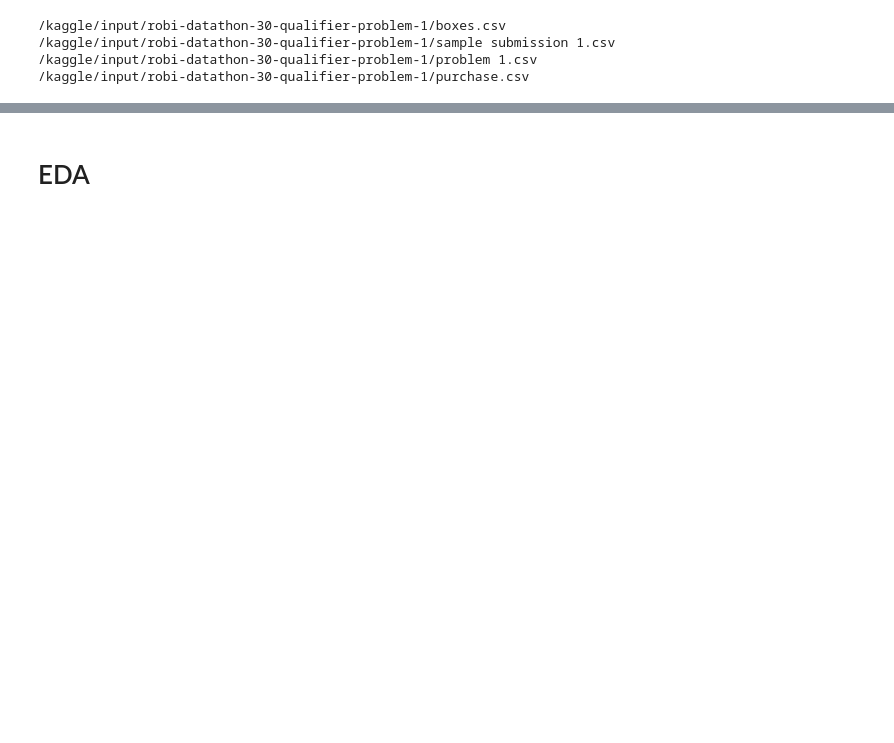
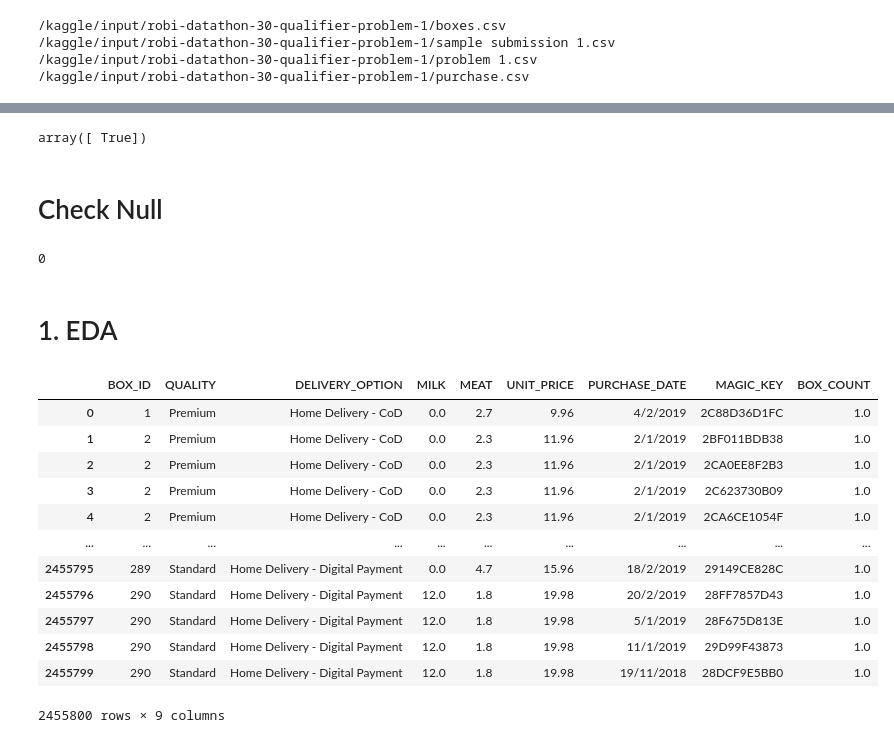
Before and after one commit to shuvo881/Robi-Datathon-3.0-kaggle-computation-, a Jupyter notebook: Problem 1.ipynb, the cells around one changed output, grey strips where cells are left out. Drawn from its saved outputs; the diff is of its cells as text; code cells hidden in the pictures; blank space fills up the shorter version.

```diff
--- a/Problem 1.ipynb
+++ b/Problem 1.ipynb
@@ -24,2 +128,29 @@ for dirname, _, filenames in os.walk('/kaggle/input'):
+# %%
+(problem_1_df['MAGIC_KEY'] == sample_submission_1['MAGIC_KEY']).unique()
+# %% [output]
+array([ True])
+# %% [markdown]
+# Check Null
+# %%
+sample_submission_1.isnull().sum().sum()
+# %% [output]
+0
 # %% [markdown]
-# EDA
+# 1. EDA
+# %%
+merged_df = pd.merge(boxes_df, purchase_df, on='BOX_ID', how='inner')
+merged_df
+# %% [output]
+|  | BOX_ID | QUALITY | DELIVERY_OPTION | MILK | MEAT | UNIT_PRICE | PURCHASE_DATE | MAGIC_KEY | BOX_COUNT |
+| 0 | 1 | Premium | Home Delivery - CoD | 0.0 | 2.7 | 9.96 | 4/2/2019 | 2C88D36D1FC | 1.0 |
+| 1 | 2 | Premium | Home Delivery - CoD | 0.0 | 2.3 | 11.96 | 2/1/2019 | 2BF011BDB38 | 1.0 |
+| 2 | 2 | Premium | Home Delivery - CoD | 0.0 | 2.3 | 11.96 | 2/1/2019 | 2CA0EE8F2B3 | 1.0 |
+| 3 | 2 | Premium | Home Delivery - CoD | 0.0 | 2.3 | 11.96 | 2/1/2019 | 2C623730B09 | 1.0 |
+| 4 | 2 | Premium | Home Delivery - CoD | 0.0 | 2.3 | 11.96 | 2/1/2019 | 2CA6CE1054F | 1.0 |
+| ... | ... | ... | ... | ... | ... | ... | ... | ... | ... |
+| 2455795 | 289 | Standard | Home Delivery - Digital Payment | 0.0 | 4.7 | 15.96 | 18/2/2019 | 29149CE828C | 1.0 |
+| 2455796 | 290 | Standard | Home Delivery - Digital Payment | 12.0 | 1.8 | 19.98 | 20/2/2019 | 28FF7857D43 | 1.0 |
+| 2455797 | 290 | Standard | Home Delivery - Digital Payment | 12.0 | 1.8 | 19.98 | 5/1/2019 | 28F675D813E | 1.0 |
+| 2455798 | 290 | Standard | Home Delivery - Digital Payment | 12.0 | 1.8 | 19.98 | 11/1/2019 | 29D99F43873 | 1.0 |
+| 2455799 | 290 | Standard | Home Delivery - Digital Payment | 12.0 | 1.8 | 19.98 | 19/11/2018 | 28DCF9E5BB0 | 1.0 |
+2455800 rows × 9 columns
```
Also changed, not shown: parts of 36 cells of this notebook.
